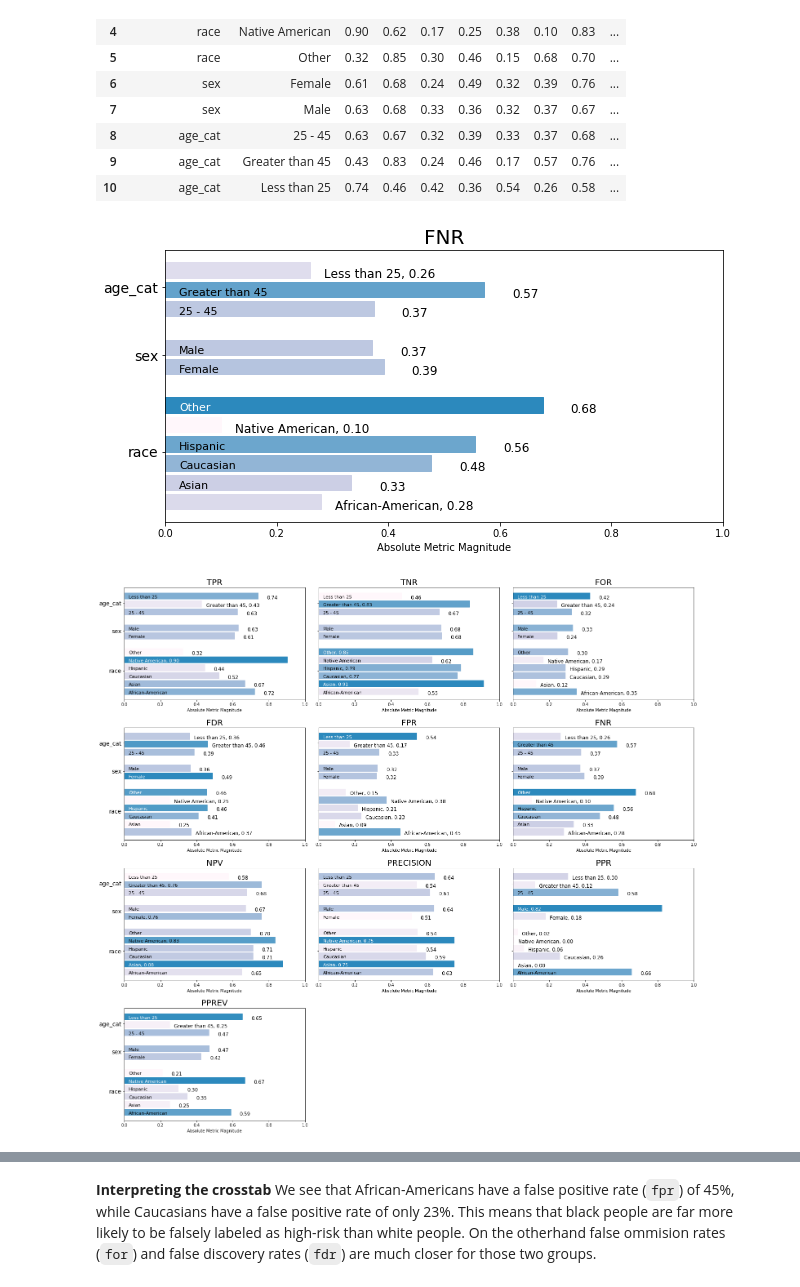
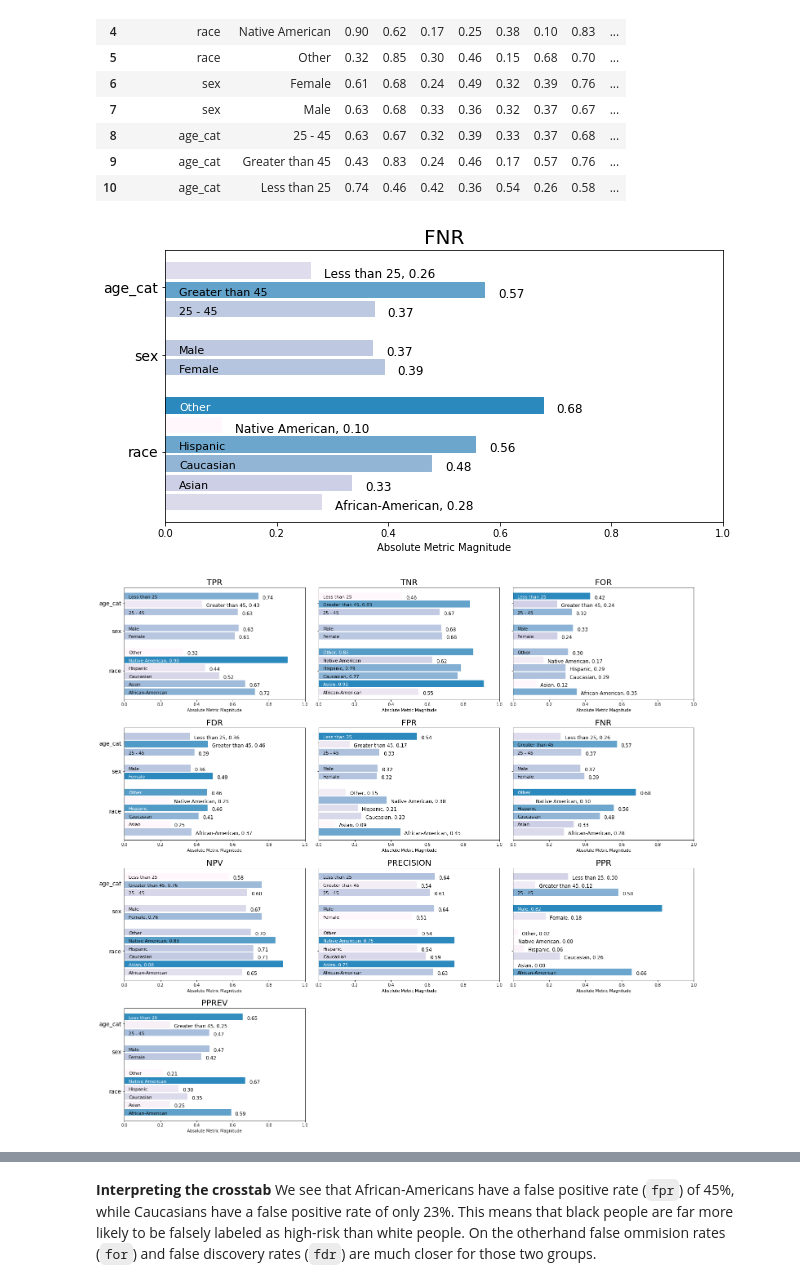
Before and after one commit to dssg/aequitas, a Jupyter notebook: docs/source/examples/compas_demo.ipynb, the cells around one changed output, grey strips where cells are left out. Cells and saved outputs as stored; diff of their text form; code cells hidden in the pictures.

```diff
--- a/docs/source/examples/compas_demo.ipynb
+++ b/docs/source/examples/compas_demo.ipynb
@@ -299,4 +196,4 @@ def plot_group_metric(group_table, group_metric, ax=None, ax_lim=None, title=Tru
 # %%
-g = plot_group_metric(xtab, 'fnr')
+g = aqp.plot_group_metric(xtab, 'fnr')
 # %% [output]
-[figure, old version]
+[figure, new version]
@@ -373,4 +200,4 @@ def plot_group_metric_all(group_table, plot_group_metrics=None, ax_lim = None, f
 # %%
-a = plot_group_metric_all(xtab, plot_group_metrics='all', ncols=3)
+a = aqp.plot_group_metric_all(xtab, plot_group_metrics='all', ncols=3)
 # %% [output]
-[figure, old version]
+[figure, new version]
```
Also changed, not shown: parts of 34 cells of this notebook, 1 other file.
